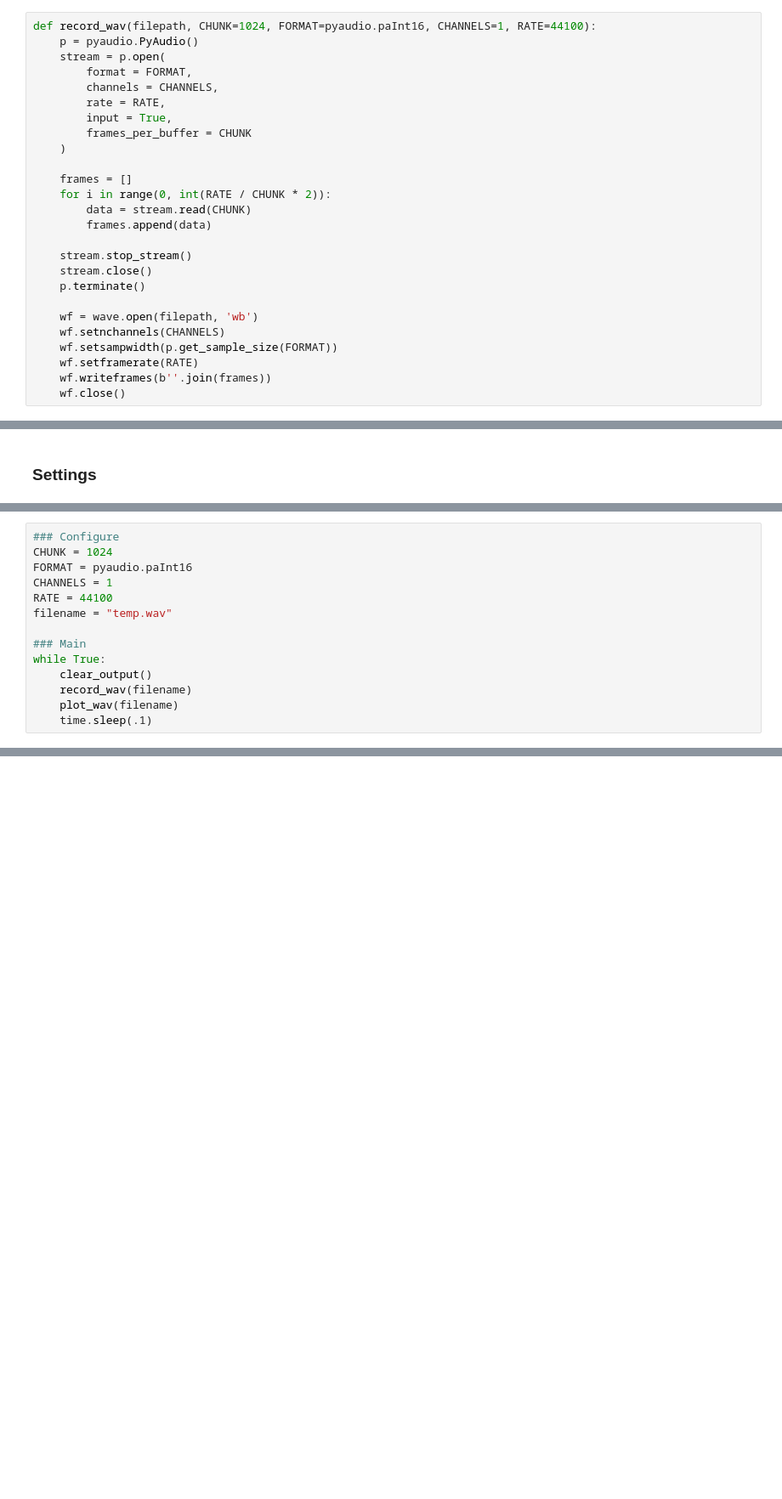
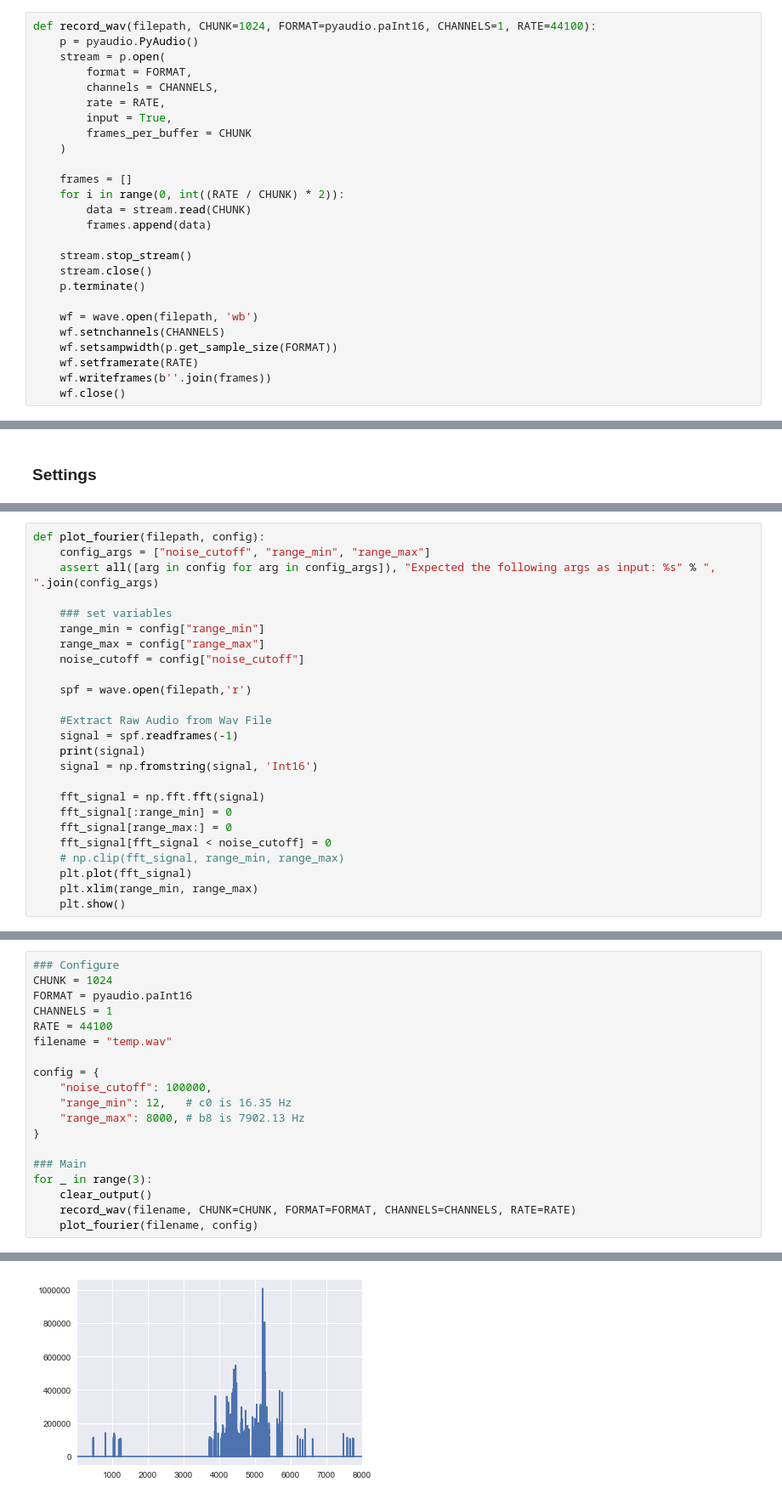
Before and after one commit to pstetz/Tuner, a Jupyter notebook: main.ipynb, the cells around one changed output, grey strips where cells are left out. Shown at 85% size. Drawn from its saved outputs; the diff is of its cells as text; blank space fills up the shorter version.

```diff
--- a/main.ipynb
+++ b/main.ipynb
@@ -29,7 +33,7 @@ def record_wav(filepath, CHUNK=1024, FORMAT=pyaudio.paInt16, CHANNELS=1, RATE=44
     )
 
     frames = []
-    for i in range(0, int(RATE / CHUNK * 2)):
+    for i in range(0, int((RATE / CHUNK) * 2)):
         data = stream.read(CHUNK)
         frames.append(data)
 
@@ -87,0 +78,25 @@ for phase in np.linspace(0, 10*np.pi, 500):
+# %%
+def plot_fourier(filepath, config):
+    config_args = ["noise_cutoff", "range_min", "range_max"]
+    assert all([arg in config for arg in config_args]), "Expected the following args as input: %s" % ", ".join(config_args)
+
+    ### set variables
+    range_min = config["range_min"]
+    range_max = config["range_max"]
+    noise_cutoff = config["noise_cutoff"]
+
+    spf = wave.open(filepath,'r')
+
+    #Extract Raw Audio from Wav File
+    signal = spf.readframes(-1)
+    print(signal)
+    signal = np.fromstring(signal, 'Int16')
+
+    fft_signal = np.fft.fft(signal)
+    fft_signal[:range_min] = 0
+    fft_signal[range_max:] = 0
+    fft_signal[fft_signal < noise_cutoff] = 0
+    # np.clip(fft_signal, range_min, range_max)
+    plt.plot(fft_signal)
+    plt.xlim(range_min, range_max)
+    plt.show()
@@ -93,10 +110,15 @@ CHANNELS = 1
 RATE = 44100
 filename = "temp.wav"
 
+config = {
+    "noise_cutoff": 100000,
+    "range_min": 12,   # c0 is 16.35 Hz
+    "range_max": 8000, # b8 is 7902.13 Hz
+}
+
 ### Main
-while True:
+for _ in range(3):
     clear_output()
-    record_wav(filename)
-    plot_wav(filename)
-    time.sleep(.1)
+    record_wav(filename, CHUNK=CHUNK, FORMAT=FORMAT, CHANNELS=CHANNELS, RATE=RATE)
+    plot_fourier(filename, config)
 # %% [output]
@@ -103,0 +126 @@ KeyboardInterrupt:
+[figure, added]
```
Also changed, not shown: parts of 9 cells of this notebook, 1 other file.
